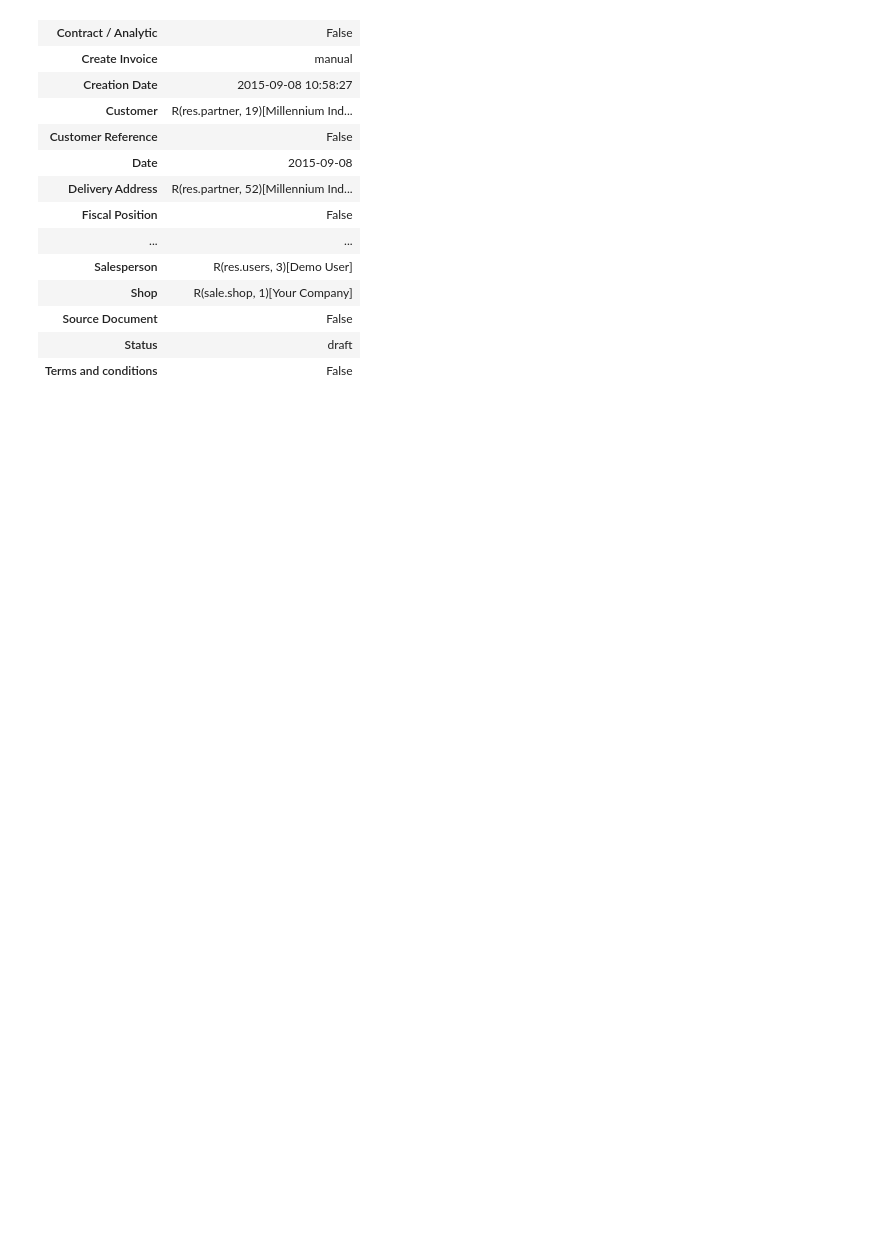
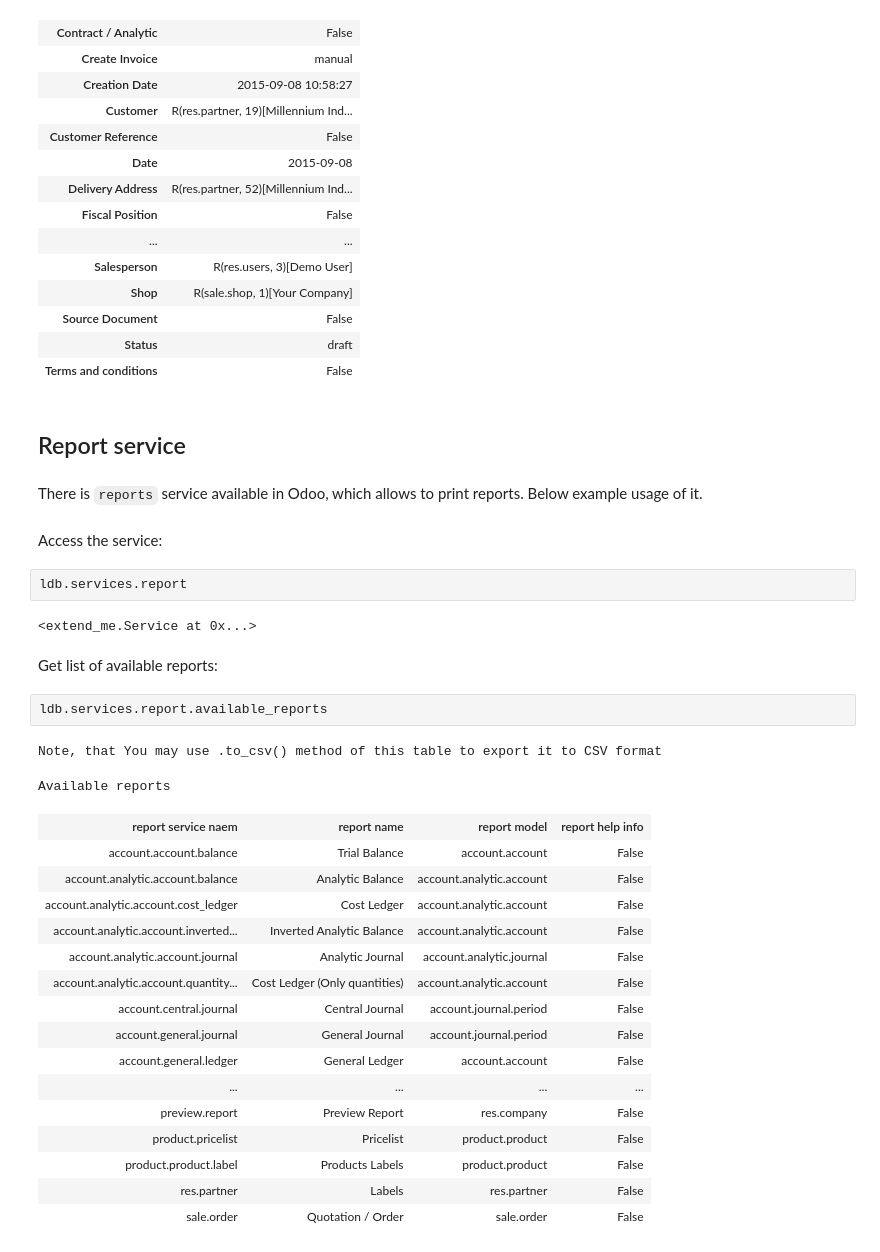
Before and after one commit to katyukha/odoo-rpc-client, a Jupyter notebook: examples/Examples & HTML tests.ipynb, the cells around one changed output. Cells and saved outputs as stored; diff of their text form; blank space fills up the shorter version.

Commit message:
Reports service refactored

```diff
--- a/examples/Examples & HTML tests.ipynb
+++ b/examples/Examples & HTML tests.ipynb
@@ -370,3 +370,37 @@ Record SO008
 | Source Document | False |
 | Status | draft |
 | Terms and conditions | False |
+# %% [markdown]
+## Report service
+# %% [markdown]
+There is ``reports`` service available in Odoo, which allows to print reports.
+Below example usage of it.
+# %% [markdown]
+Access the service:
+# %%
+ldb.services.report
+# %% [output]
+<extend_me.Service at 0x...>
+# %% [markdown]
+Get list of available reports:
+# %%
+ldb.services.report.available_reports
+# %% [output]
+Note, that You may use .to_csv() method of this table to export it to CSV format
+Available reports
+| report service naem | report name | report model | report help info |
+| account.account.balance | Trial Balance | account.account | False |
+| account.analytic.account.balance | Analytic Balance | account.analytic.account | False |
+| account.analytic.account.cost_ledger | Cost Ledger | account.analytic.account | False |
+| account.analytic.account.inverted... | Inverted Analytic Balance | account.analytic.account | False |
+| account.analytic.account.journal | Analytic Journal | account.analytic.journal | False |
+| account.analytic.account.quantity... | Cost Ledger (Only quantities) | account.analytic.account | False |
+| account.central.journal | Central Journal | account.journal.period | False |
+| account.general.journal | General Journal | account.journal.period | False |
+| account.general.ledger | General Ledger | account.account | False |
+| ... | ... | ... | ... |
+| preview.report | Preview Report | res.company | False |
+| product.pricelist | Pricelist | product.product | False |
+| product.product.label | Products Labels | product.product | False |
+| res.partner | Labels | res.partner | False |
+| sale.order | Quotation / Order | sale.order | False |
```
Also changed, not shown: parts of 4 cells of this notebook, 5 other files.
